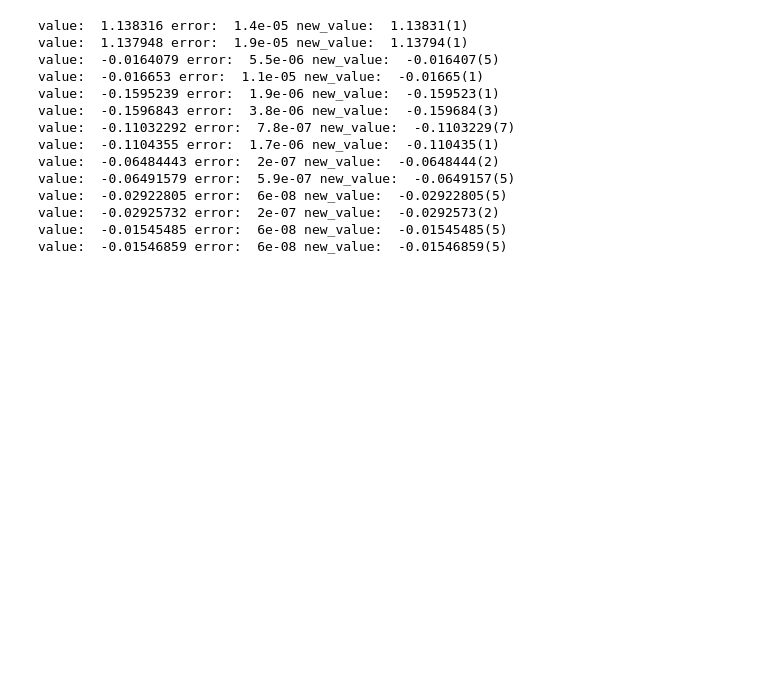
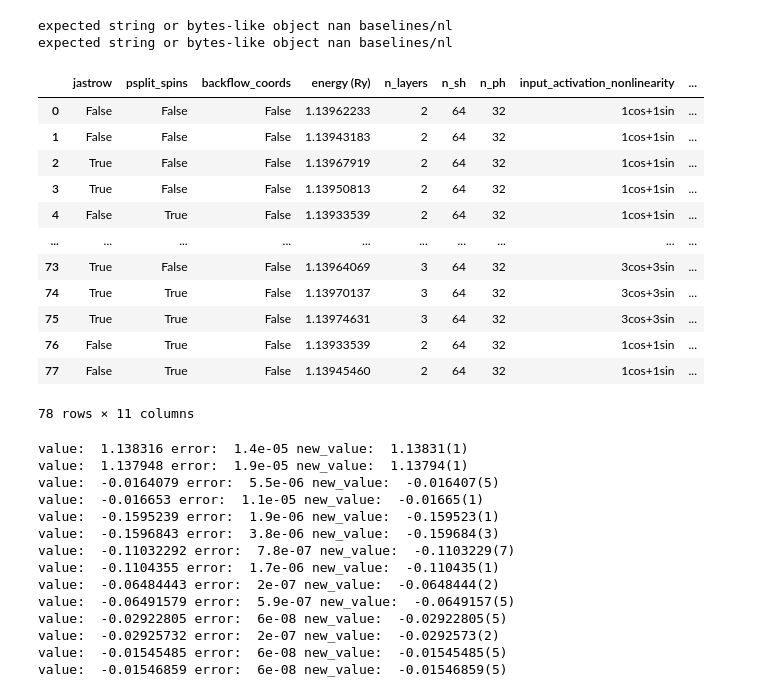
Before and after one commit to xmax1/nn_ansatz, a Jupyter notebook: src/exp/plotting.ipynb, the cells around one changed output. Saved outputs shown, nothing was run; the diff lists cells and outputs as text; code cells hidden in the pictures; blank space fills up the shorter version.

```diff
--- a/src/exp/plotting.ipynb
+++ b/src/exp/plotting.ipynb
@@ -25,5 +28,53 @@ pd.set_option("display.precision", 8)
 Loading BokehJS ...
 [interactive output not drawn]
+# %%
+path = '/home/energy/amawi/projects/nn_ansatz/src/experiments/HEG/baselines'
+data = get_data(path, dicts=[])
+keepers = ['jastrow', 'psplit_spins', 'backflow_coords', 'energy (Ry)',
+           'n_layers', 'n_sh', 'n_ph', 'input_activation_nonlinearity',
+           'variance', 'n_it_best_model', 'n_devices']
+
+data[keepers]
+
+# data[data['equilibrated_energy_mean']#.isna()][['n_devices', 'pk_cfg_path']]
+
+# new_data = []
+# for row in data[data['equilibrated_energy_mean'].isna()][['n_devices', 'pk_cfg_path']].iterrows():
+#     new_data.append([row[0], row[1]])
+
+# new_data
+# data[keepers].style.hide_index()
+
+# x = data[data['equilibrated_energy_mean'].isna()][['n_devices', 'pk_cfg_path']].values.tolist()
+
+# gpus = '('
+# paths = '('
+# for row in x:
+#     gpus += str(row[0]) + ' '
+#     paths += row[1] + ' \\ \n'
+
+# gpus += ')'
+# paths += ')'
+
+# with open('list.txt', 'w') as f:
+#     f.writelines(gpus + '\n \n')
+#     f.writelines(paths + '\n \n')
+# %% [output]
+expected string or bytes-like object nan baselines/nl
+expected string or bytes-like object nan baselines/nl
+|  | jastrow | psplit_spins | backflow_coords | energy (Ry) | n_layers | n_sh | n_ph | input_activation_nonlinearity | ... |
+| 0 | False | False | False | 1.13962233 | 2 | 64 | 32 | 1cos+1sin | ... |
+| 1 | False | False | False | 1.13943183 | 2 | 64 | 32 | 1cos+1sin | ... |
+| 2 | True | False | False | 1.13967919 | 2 | 64 | 32 | 1cos+1sin | ... |
+| 3 | True | False | False | 1.13950813 | 2 | 64 | 32 | 1cos+1sin | ... |
+| 4 | False | True | False | 1.13933539 | 2 | 64 | 32 | 1cos+1sin | ... |
+| ... | ... | ... | ... | ... | ... | ... | ... | ... | ... |
+| 73 | True | False | False | 1.13964069 | 3 | 64 | 32 | 3cos+3sin | ... |
+| 74 | True | True | False | 1.13970137 | 3 | 64 | 32 | 3cos+3sin | ... |
+| 75 | True | True | False | 1.13974631 | 3 | 64 | 32 | 3cos+3sin | ... |
+| 76 | False | True | False | 1.13933539 | 2 | 64 | 32 | 1cos+1sin | ... |
+| 77 | False | True | False | 1.13945460 | 2 | 64 | 32 | 1cos+1sin | ... |
+78 rows × 11 columns
 # %%
 target = '14el_benchmarks.txt'
 origin = '14el_benchmarks_unfmt.txt'
```
Also changed, not shown: parts of 8 cells of this notebook, 10 other files.
